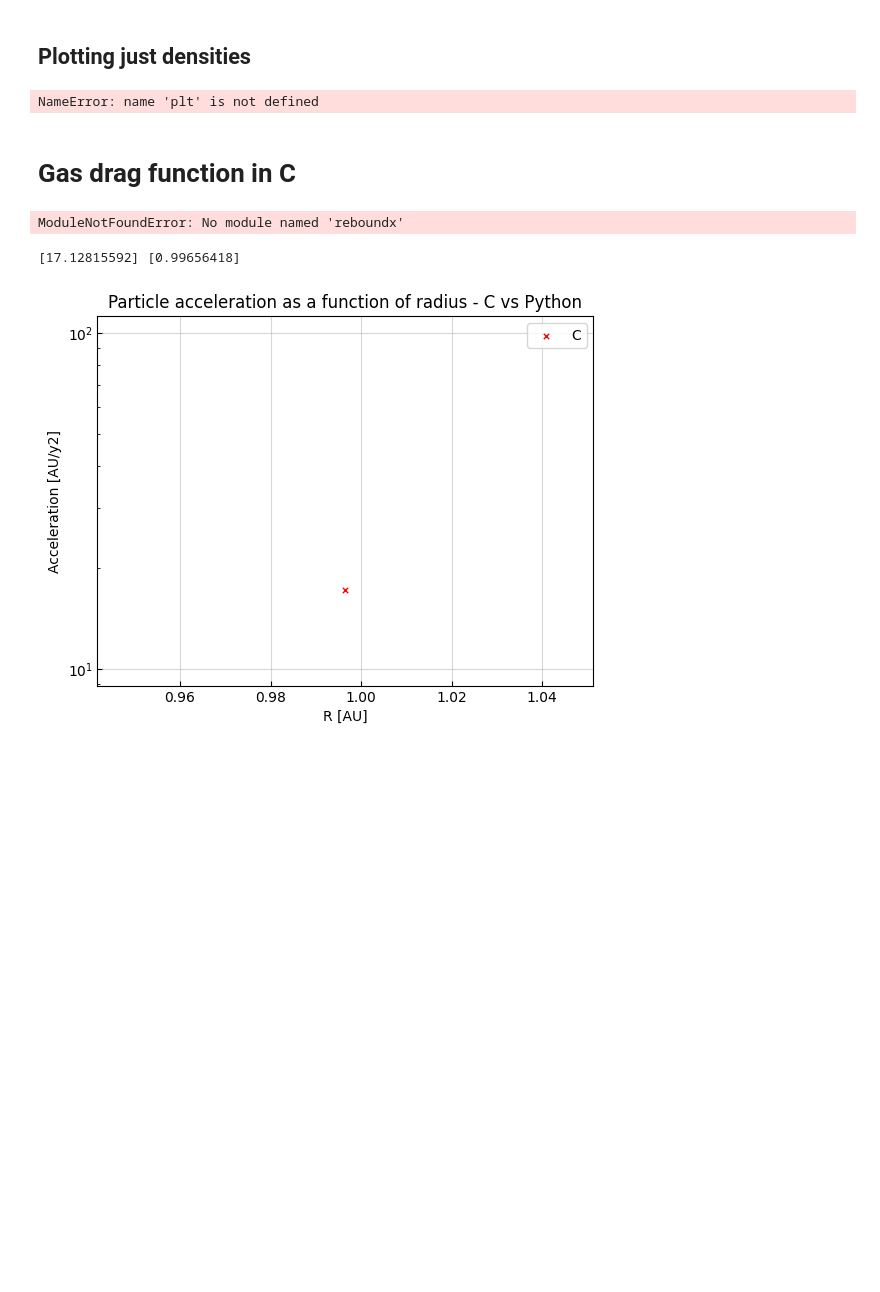
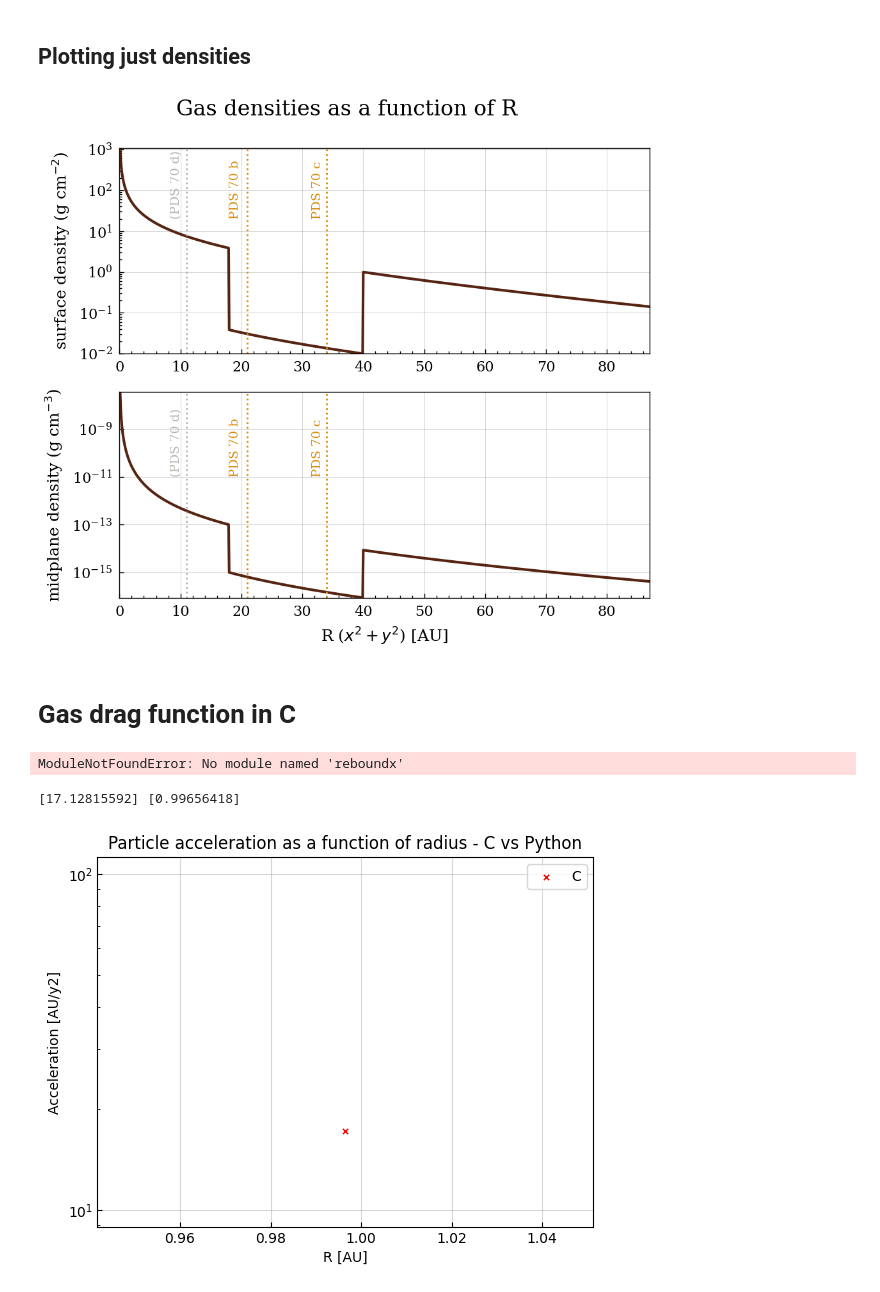
Before and after one commit to allsmurph/thesis_code_capybara, a Jupyter notebook: gas_drag_testing.ipynb, the cells around one changed output. Cells and saved outputs as stored; diff of their text form; code cells hidden in the pictures; blank space fills up the shorter version.

```diff
--- a/gas_drag_testing.ipynb
+++ b/gas_drag_testing.ipynb
@@ -288,44 +278,59 @@ def densities(rr):
     gas_density = gas_surface_density / (np.sqrt(2*np.pi)* H) #* np.exp(-z**2/(2*H**2))
 
     return gas_surface_density, gas_density, H
 
 Rs = np.linspace(0.1, 100, 1000)
 surf_density = (densities(Rs)[0]*u.M_sun/u.AU**2).to('g/cm2')
 density_3d = (densities(Rs)[1]*u.M_sun/u.AU**3).to('g/cm3')
 
 fig, ax = plt.subplots(2, figsize=(10,9))
 
 mytriad = [ "#562412", "#F0980A", "#B6770A", ]
+c1 = "#562412"
+c2 = "#DB8C0C"
+c4 = "#B6B5AF"
 
-
-ax[0].plot(Rs, surf_density, linewidth=3, color=mytriad[0])
-ax[1].plot(Rs, density_3d, linewidth=3, color=mytriad[0])
+ax[0].plot(Rs, surf_density, linewidth=3, color=c1)
+ax[1].plot(Rs, density_3d, linewidth=3, color=c1)
 #ax[2].plot(Rs, densities(Rs)[2]/Rs, color='darkgreen')
 for i in range(2):
     ax[i].set_yscale('log')
-    ax[i].axvline(21, linestyle='dotted', linewidth=3,  color=mytriad[1])
-    ax[i].axvline(34, linestyle='dotted', linewidth=3,  color=mytriad[2])
+    ax[i].axvline(21, linestyle='dotted', linewidth=2,  color=c2)
+    ax[i].axvline(34, linestyle='dotted', linewidth=2,  color=c2)
+    ax[i].axvline(11, linestyle='dotted', linewidth=2, color=c4)
     ax[i].grid(alpha=0.3)
     #ax[i].plot(Rs, densities(Rs)[-1])
+    ax[i].set_xlim(0, 87)
     ax[i].legend()
 
-ax[0].text(18, 11, 'PDS 70 b', rotation=90, color=mytriad[1], fontsize=12, va='bottom', ha='left')
-ax[0].text(33.5, 11, 'PDS 70 c', rotation=90, color=mytriad[2], fontsize=12, va='bottom', ha='right')
-ax[1].text(18, 10**-11, 'PDS 70 b', rotation=90, color=mytriad[1], fontsize=12, va='bottom', ha='left')
-ax[1].text(33.5, 10**-11, 'PDS 70 c', rotation=90, color=mytriad[2], fontsize=12, va='bottom', ha='right')
+
+
+
+plt.yscale('log')
+plt.xlabel(r'$R$ $(x^2+y^2)$ [AU]')
+#plt.xlabel(r'$a$ [AU]')
+
+ax[0].text(10.3, 20, '(PDS 70 d)', rotation=90, color=c4, fontsize=14, va='bottom', ha='right')
+ax[1].text(10.3, 10**-11, '(PDS 70 d)', rotation=90, color=c4, fontsize=14, va='bottom', ha='right')
+
+ax[0].text(18, 20, 'PDS 70 b', rotation=90, color=c2, fontsize=14, va='bottom', ha='left')
+ax[0].text(33.5, 20, 'PDS 70 c', rotation=90, color=c2, fontsize=14, va='bottom', ha='right')
+ax[1].text(18, 10**-11, 'PDS 70 b', rotation=90, color=c2, fontsize=14, va='bottom', ha='left')
+ax[1].text(33.5, 10**-11, 'PDS 70 c', rotation=90, color=c2, fontsize=14, va='bottom', ha='right')
 
 ax[0].set_ylabel(r'surface density (g cm$^{-2}$)')
 ax[1].set_ylabel(r'midplane density (g cm$^{-3}$)')
 
-ax[1].set_xlabel('R [AU]')
+ax[1].set_xlabel(r'R ($x^2+y^2$) [AU]')
 
 #ax[2].set_ylabel(r'h = H/R')
 plt.suptitle('Gas densities as a function of R', fontsize=24)
+plt.xlim(0, 87)
 plt.tight_layout()
 plt.savefig('plots/gas_densities.png')
 plt.savefig('plots/gas_densities.pdf')
 # %% [output]
-NameError: name 'plt' is not defined
+[figure, added]
 # %% [markdown]
 # Gas drag function in C
 # %%
```
Also changed, not shown: parts of 9 cells of this notebook, 8 other files.
